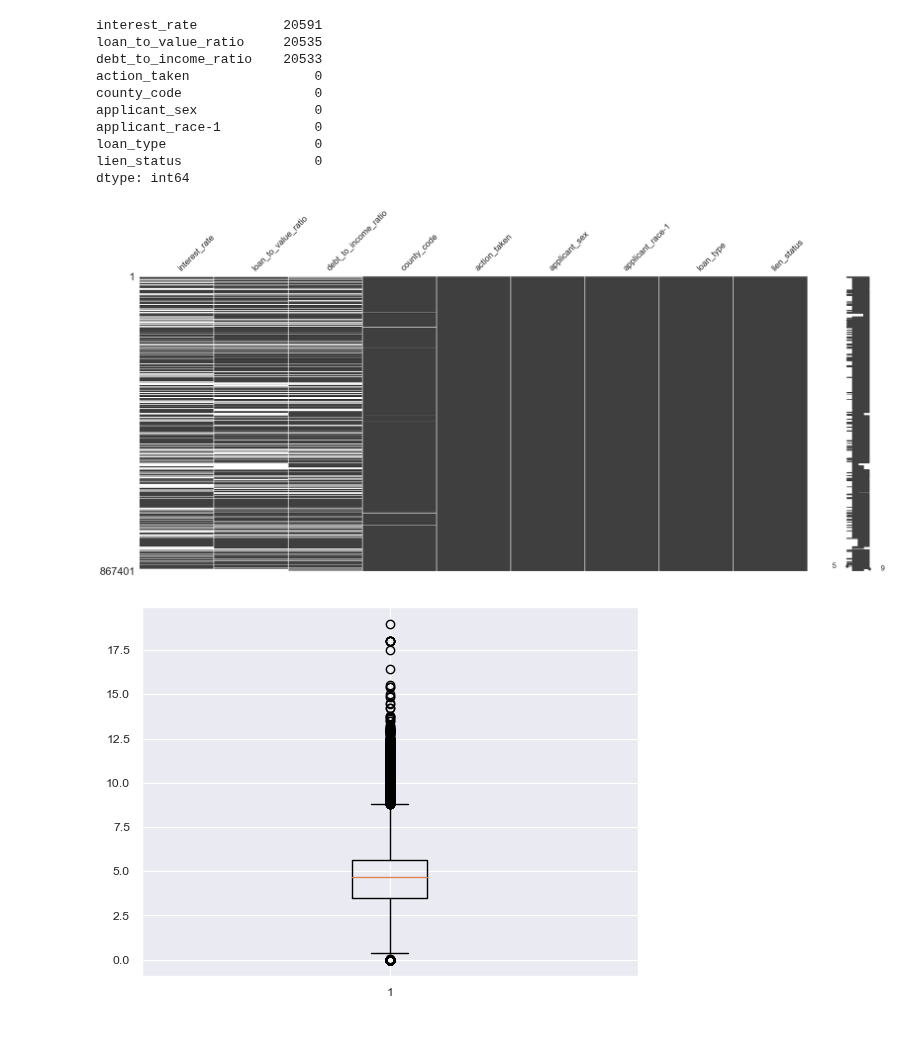
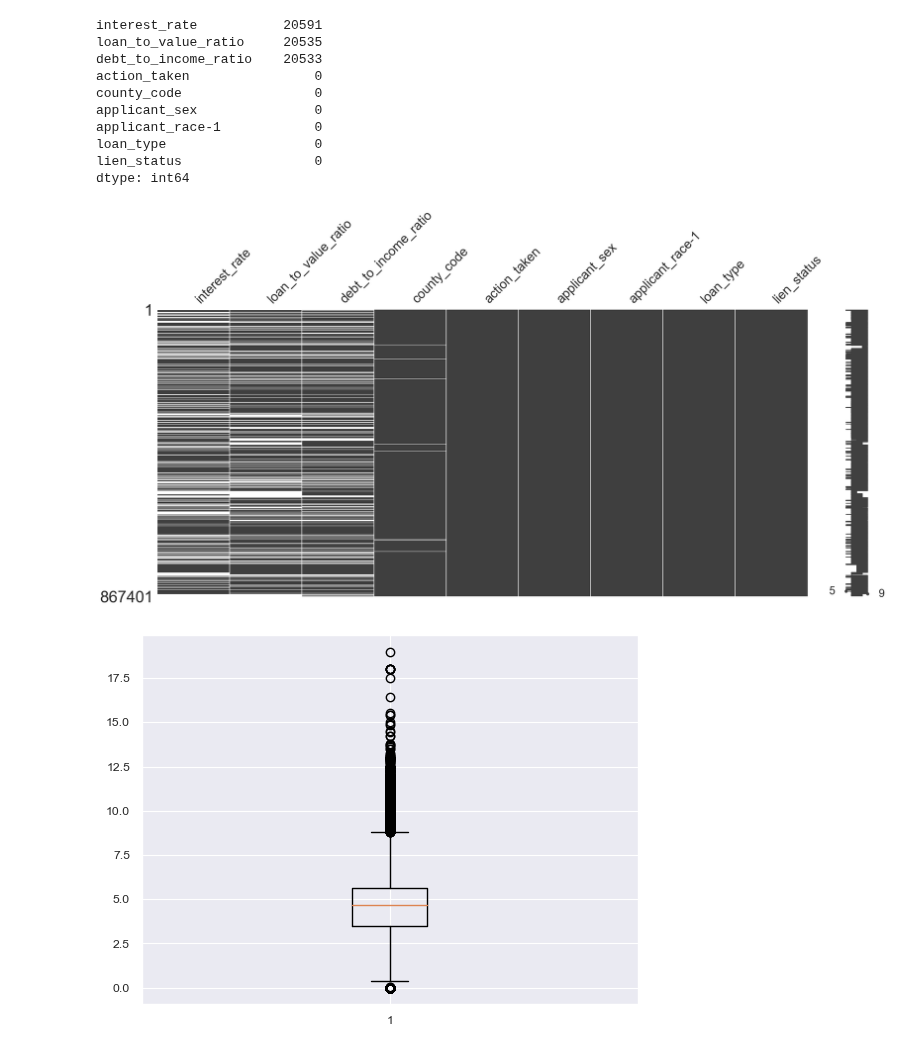
Before and after one commit to HaukeSchwarz/Thesis, a Jupyter notebook: notebooks/Main_Data_Analysis_Pipeline_V2.ipynb, the cells around one changed output. Saved outputs shown, nothing was run; the diff lists cells and outputs as text; code cells hidden in the pictures.

Commit message:
finetuned fontsize of missingno graph

```diff
--- a/notebooks/Main_Data_Analysis_Pipeline_V2.ipynb
+++ b/notebooks/Main_Data_Analysis_Pipeline_V2.ipynb
@@ -77,9 +77,9 @@ loan_type                   0
 lien_status                 0
 dtype: int64
 # %%
-msno.matrix(HMDA_clean[HMDA_clean.isnull().sum().sort_values(ascending=False).head(15).index]);
+msno.matrix(HMDA_clean[HMDA_clean.isnull().sum().sort_values(ascending=False).head(15).index], fontsize=25);
 # %% [output]
-[figure, old version]
+[figure, new version]
 # %%
 HMDA_clean = HMDA_clean.dropna(subset="county_code")
 # %%
```
Also changed, not shown: 3 other files.
